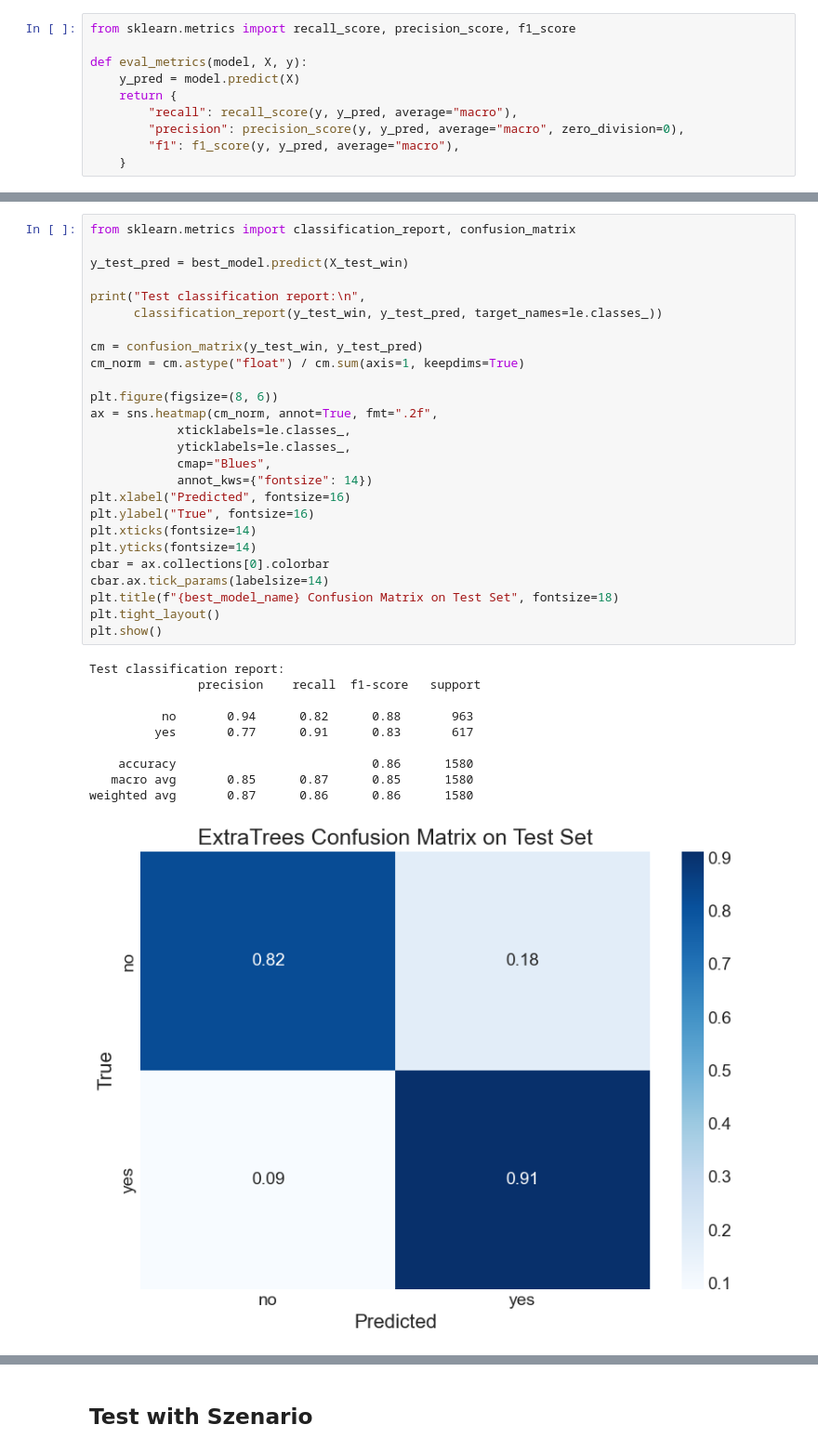
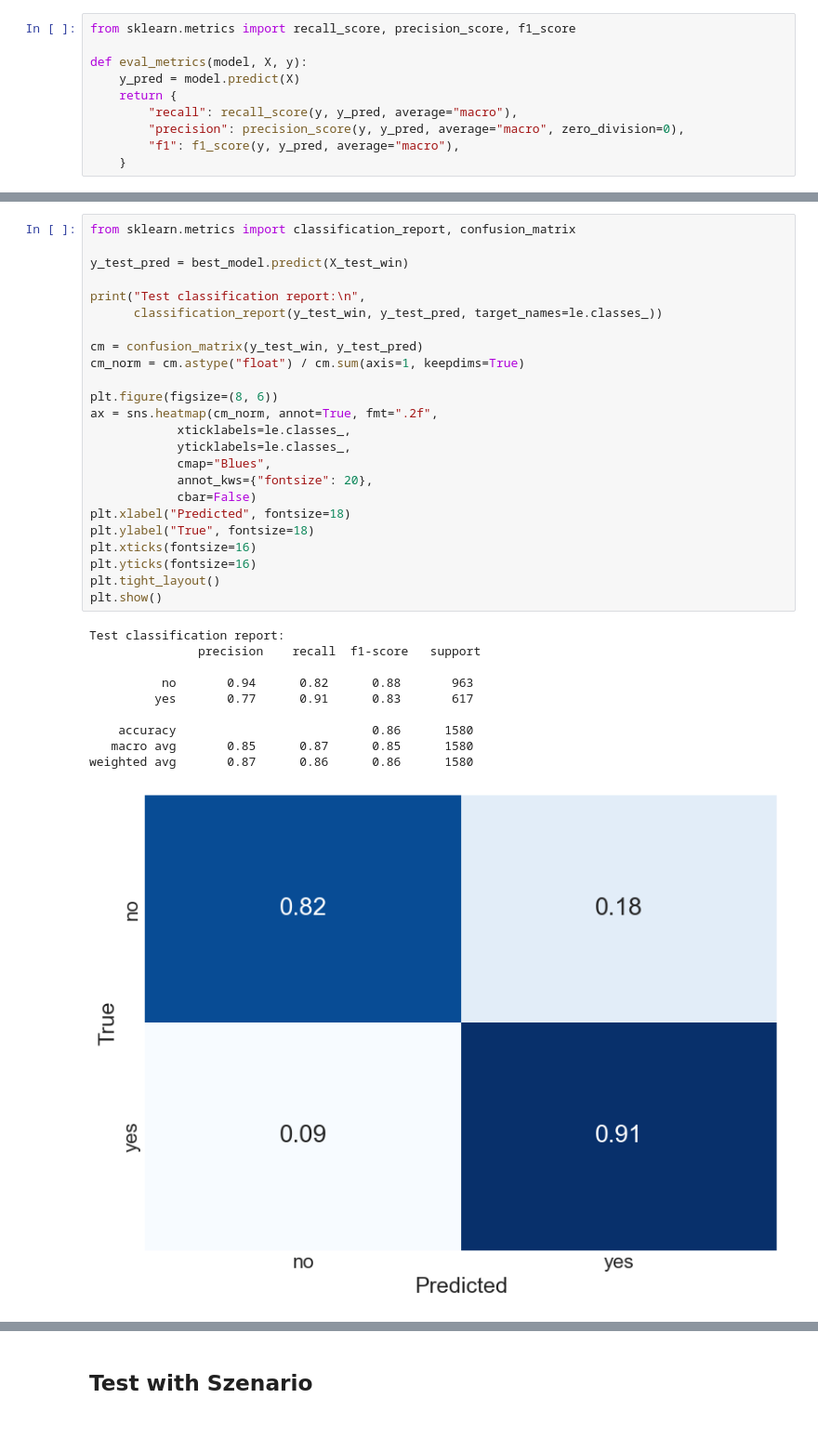
Before and after one commit to gutentag2012/master-knob-data-analysis, a Jupyter notebook: final_binary_classic_sliding.ipynb, the cells around one changed output, grey strips where cells are left out. Shown at 93% size. Saved outputs shown, nothing was run; the diff lists cells and outputs as text.

```diff
--- a/final_binary_classic_sliding.ipynb
+++ b/final_binary_classic_sliding.ipynb
@@ -970,40 +948,38 @@ Pipeline(steps=[('clf',
 # %%
 from sklearn.metrics import classification_report, confusion_matrix
 
 y_test_pred = best_model.predict(X_test_win)
 
 print("Test classification report:\n",
       classification_report(y_test_win, y_test_pred, target_names=le.classes_))
 
 cm = confusion_matrix(y_test_win, y_test_pred)
 cm_norm = cm.astype("float") / cm.sum(axis=1, keepdims=True)
 
 plt.figure(figsize=(8, 6))
 ax = sns.heatmap(cm_norm, annot=True, fmt=".2f",
             xticklabels=le.classes_,
             yticklabels=le.classes_,
             cmap="Blues",
-            annot_kws={"fontsize": 14})
-plt.xlabel("Predicted", fontsize=16)
-plt.ylabel("True", fontsize=16)
-plt.xticks(fontsize=14)
-plt.yticks(fontsize=14)
-cbar = ax.collections[0].colorbar
-cbar.ax.tick_params(labelsize=14)
-plt.title(f"{best_model_name} Confusion Matrix on Test Set", fontsize=18)
+            annot_kws={"fontsize": 20},
+            cbar=False)
+plt.xlabel("Predicted", fontsize=18)
+plt.ylabel("True", fontsize=18)
+plt.xticks(fontsize=16)
+plt.yticks(fontsize=16)
 plt.tight_layout()
 plt.show()
 # %% [output]
 Test classification report:
                precision    recall  f1-score   support
 
           no       0.94      0.82      0.88       963
          yes       0.77      0.91      0.83       617
 
     accuracy                           0.86      1580
    macro avg       0.85      0.87      0.85      1580
 weighted avg       0.87      0.86      0.86      1580
-[figure, old version]
+[figure, new version]
 # %%
 # draw a precision recall curve for the best model
 from sklearn.metrics import PrecisionRecallDisplay
```
Also changed, not shown: parts of 9 cells of this notebook, 28 other files.
